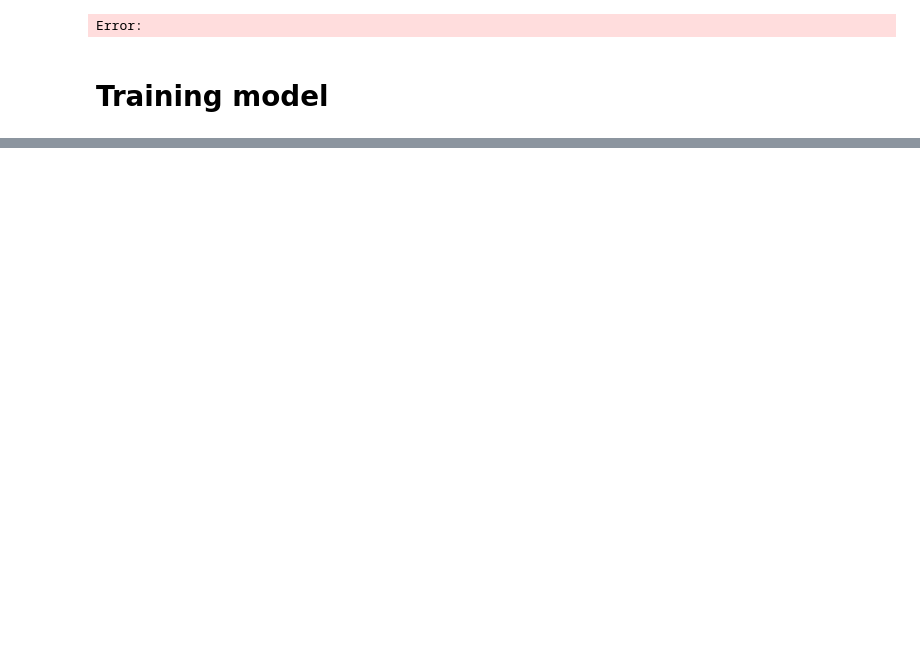
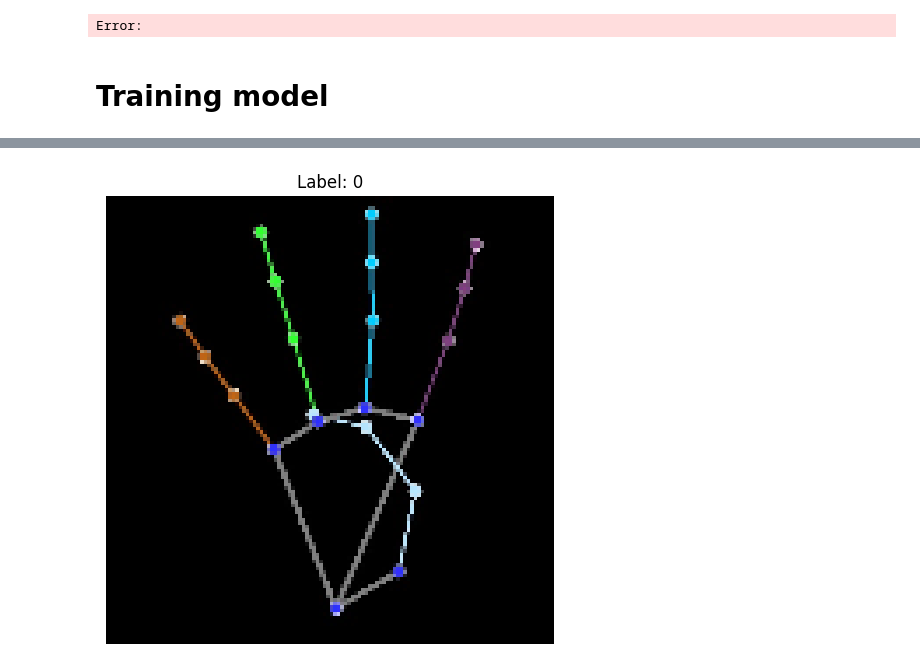
Before and after one commit to piag13/Hand-recogni, a Jupyter notebook: palm_detect.ipynb, the cells around one changed output, grey strips where cells are left out. Drawn from its saved outputs; the diff is of its cells as text; code cells hidden in the pictures; blank space fills up the shorter version.

Commit message:
process and train

```diff
--- a/palm_detect.ipynb
+++ b/palm_detect.ipynb
@@ -111,20 +113,25 @@ Error:
 # %% [markdown]
 # Training model
 # %%
-import tensorflow as tf
-from tensorflow import keras
-from tensorflow.keras import layers
+import os
+import cv2
+import numpy as np
+import matplotlib.pyplot as plt
+from tensorflow.keras.models import Sequential
+from tensorflow.keras.layers import Conv2D, MaxPooling2D, Flatten, Dense, Dropout
+from tensorflow.keras.optimizers import Adam
 from sklearn.model_selection import train_test_split
-import numpy as np
-import cv2
-import os
 
-dataset_path = 'data/processed_combine_asl_dataset'
+# Define dataset path
+DATASET_PATH = 'data/processed_combine_asl_dataset'
 
+# Parameters
 IMG_SIZE = 128
 BATCH_SIZE = 32
 EPOCHS = 20
 
+
+# Function to load dataset
 def load_dataset(dataset_path):
     images = []
     labels = []
@@ -142,11 +149,78 @@ def load_dataset(dataset_path):
     labels = np.array(labels)
     return images, labels
 
-X, y = load_dataset(dataset_path)
+# Load dataset
+X, y = load_dataset(DATASET_PATH)
 
-X_train, X_test, X_test, y_test = train_test_split(X, y, 0.2, 42)
-X_train.shape, X_test.shape
+# Split data
+X_train, X_test, y_train, y_test = train_test_split(X, y, test_size=0.2, random_state=42)
 
-X_train = X_train.reshape(-1, 400*400) / 255.0
-X_test = X_test.reshape(-1, 400*400) / 255.0
+# Display some training images
+unique_labels = np.unique(y_train)
+plt.figure(figsize=(10, 5))
+for label in unique_labels:
+    index = np.where(y_train == label)[0][0]
+    plt.subplot(1, len(unique_labels), label + 1)
+    plt.imshow(X_train[index])
+    plt.title(f'Label: {label}')
+    plt.axis('off')
+plt.tight_layout()
+plt.show()
+
+#Focal loss
+def focal_loss(gamma=2., alpha=.25):
+    def focal_loss_fixed(y_true, y_pred):
+        pt_1 = tf.where(tf.equal(y_true, 1), y_pred, tf.ones_like(y_pred))
+        pt_0 = tf.where(tf.equal(y_true, 0), y_pred, tf.zeros_like(y_pred))
+
+        epsilon = K.epsilon()
+        # clip to prevent NaN's and Inf's
+        pt_1 = K.clip(pt_1, epsilon, 1. - epsilon)
+        pt_0 = K.clip(pt_0, epsilon, 1. - epsilon)
+
+        return -K.mean(alpha * K.pow(1. - pt_1, gamma) * K.log(pt_1)
+                      + (1 - alpha) * K.pow(pt_0, gamma) * K.log(1. - pt_0))
+    return focal_loss_fixed
+
+
+# CNN Model
+def create_cnn_model(input_shape):
+    model = Sequential([
+        Conv2D(32, (3, 3), activation='relu', input_shape=input_shape),
+        MaxPooling2D((2, 2)),
+        Dropout(0.25),
+
+        Conv2D(64, (3, 3), activation='relu'),
+        MaxPooling2D((2, 2)),
+        Dropout(0.25),
+
+        Conv2D(128, (3, 3), activation='relu'),
+        MaxPooling2D((2, 2)),
+        Dropout(0.5),
+
+        Flatten(),
+        Dense(128, activation='relu'),
+        Dropout(0.5),
+        Dense(1, activation='sigmoid')
+    ])
+
+    model.compile(optimizer=Adam(), loss=focal_loss(gamma=2., alpha=.25), metrics=['accuracy'])
+    return model
+
+# Initialize and train the model
+input_shape = (IMG_SIZE, IMG_SIZE, 3)
+model = create_cnn_model(input_shape)
+
+history = model.fit(X_train, y_train, epochs=EPOCHS, batch_size=BATCH_SIZE, validation_data=(X_test, y_test))
+
+# Save model
+model.save('palm_detector_cnn.h5')
+
+# Plot training history
+plt.plot(history.history['accuracy'], label='Training Accuracy')
+plt.plot(history.history['val_accuracy'], label='Validation Accuracy')
+plt.xlabel('Epochs')
+plt.ylabel('Accuracy')
+plt.legend()
+plt.show()
 # %% [output]
@@ -154 +227,2 @@ FileNotFoundError: [WinError 3] The system cannot find the path specified: 'data
+[figure, added]
 # %%
```
Also changed, not shown: parts of 3 cells of this notebook.
